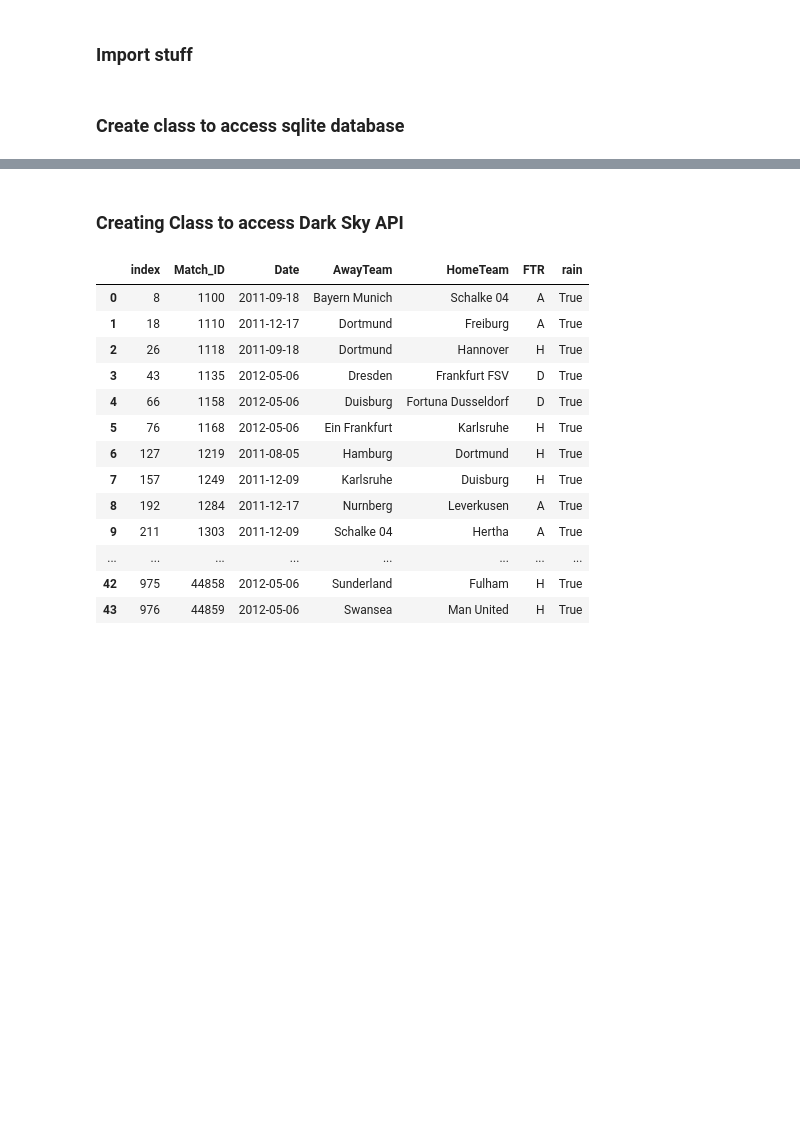
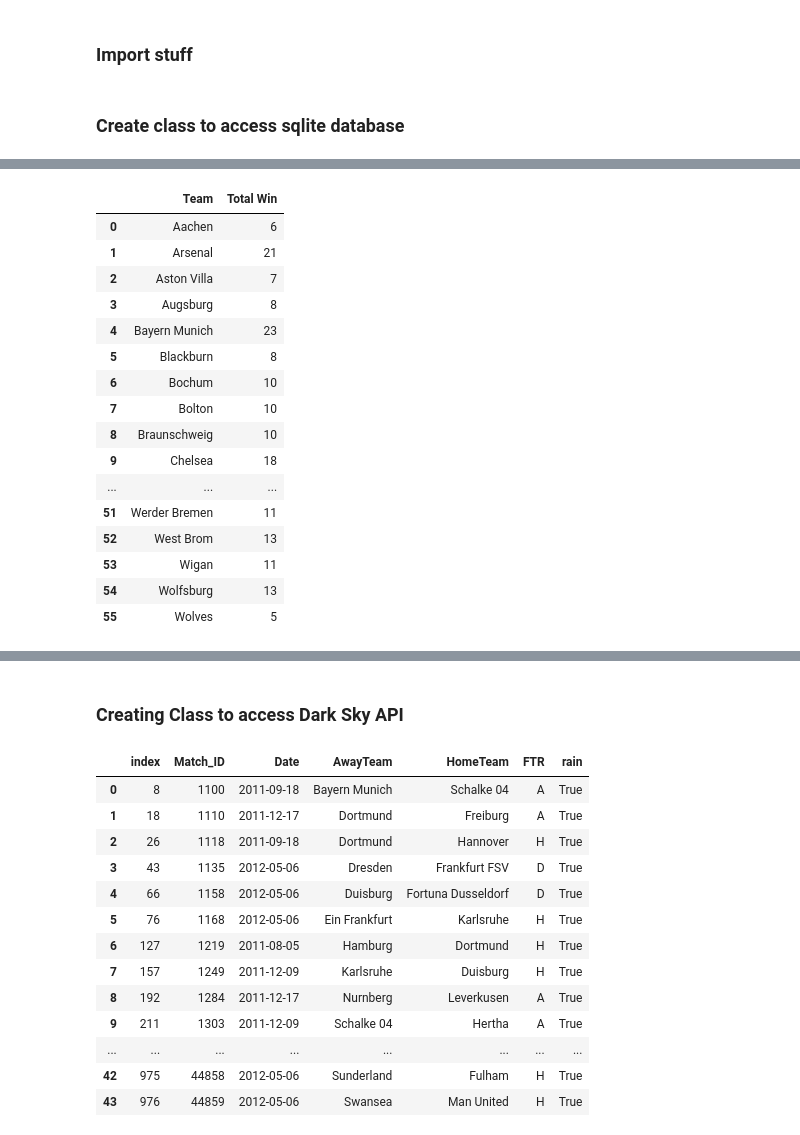
Before and after one commit to lnhdn/Mod-2-Final-Project, a Jupyter notebook: Football Weather Final.ipynb, the cells around one changed output, grey strips where cells are left out. Saved outputs shown, nothing was run; the diff lists cells and outputs as text; code cells hidden in the pictures; blank space fills up the shorter version.

```diff
--- a/Football Weather Final.ipynb
+++ b/Football Weather Final.ipynb
@@ -151,3 +171,23 @@ g1 = Futball('database.sqlite', '2011') #assign instance
+# %%
+g1.total_win()
+# %% [output]
+|  | Team | Total Win |
+| 0 | Aachen | 6 |
+| 1 | Arsenal | 21 |
+| 2 | Aston Villa | 7 |
+| 3 | Augsburg | 8 |
+| 4 | Bayern Munich | 23 |
+| 5 | Blackburn | 8 |
+| 6 | Bochum | 10 |
+| 7 | Bolton | 10 |
+| 8 | Braunschweig | 10 |
+| 9 | Chelsea | 18 |
+| ... | ... | ... |
+| 51 | Werder Bremen | 11 |
+| 52 | West Brom | 13 |
+| 53 | Wigan | 11 |
+| 54 | Wolfsburg | 13 |
+| 55 | Wolves | 5 |
 # %%
 namelist = g1.name_list() #get namelist
 # %%
```
Also changed, not shown: parts of 5 cells of this notebook.
